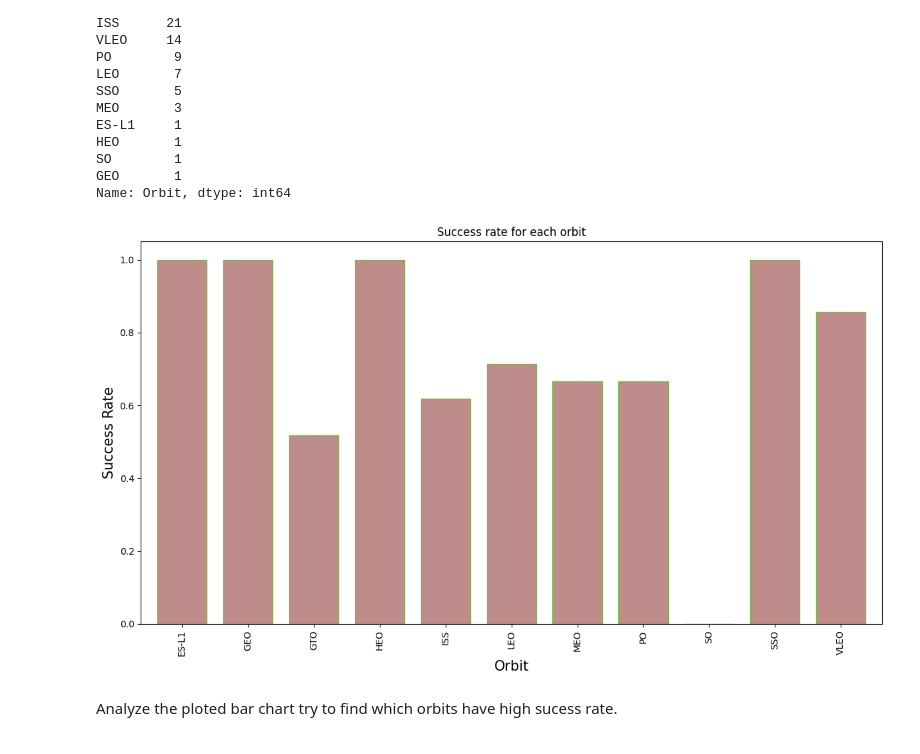
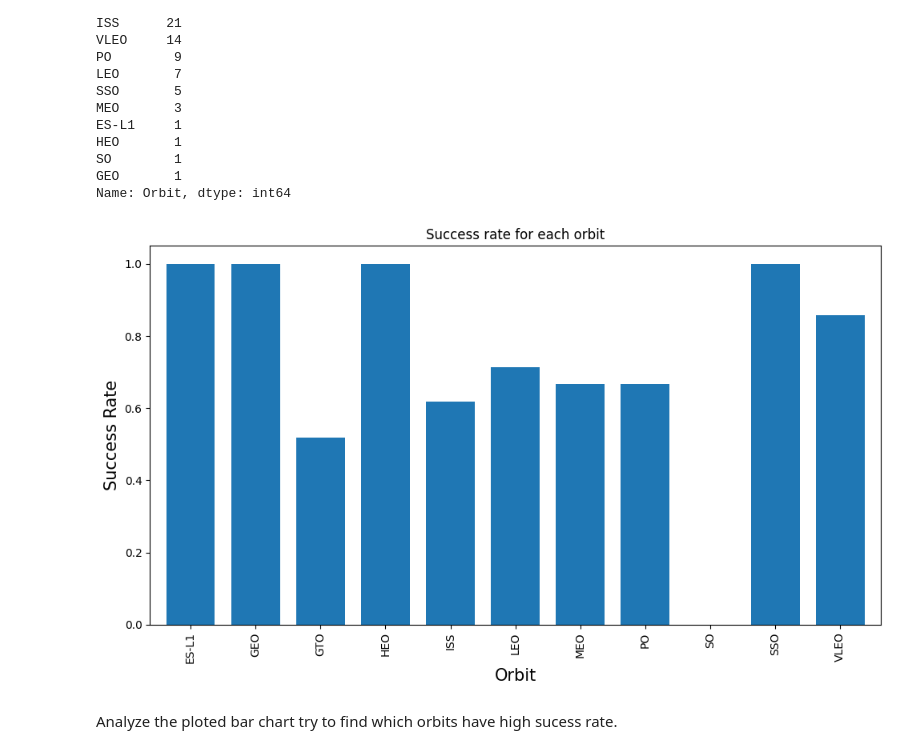
Before and after one commit to anirudh-data-science/DataScience_Projects, a Jupyter notebook: jupyter_labs_eda_dataviz.ipynb, the cells around one changed output. Drawn from its saved outputs; the diff is of its cells as text; code cells hidden in the pictures.

```diff
--- a/jupyter_labs_eda_dataviz.ipynb
+++ b/jupyter_labs_eda_dataviz.ipynb
@@ -159,13 +159,13 @@ GEO       1
 Name: Orbit, dtype: int64
 # %%
 df.groupby(['Orbit']).mean()['Class'].plot(kind='bar', title="Success rate for each orbit", width=0.75,
-                                           figsize=(12, 7), color=(0.5, 0.1, 0.1, 0.5), edgecolor = '#7eb54e')
+                                           figsize=(10, 6))
 plt.xlabel("Orbit",fontsize=15)
 plt.ylabel("Success Rate",fontsize=15)
 plt.tight_layout()
 plt.show()
 # %% [output]
-[figure, old version]
+[figure, new version]
 # %% [markdown]
 Analyze the ploted bar chart try to find which orbits have high sucess rate.
 # %% [markdown]
```
Also changed, not shown: parts of 1 cell of this notebook.
